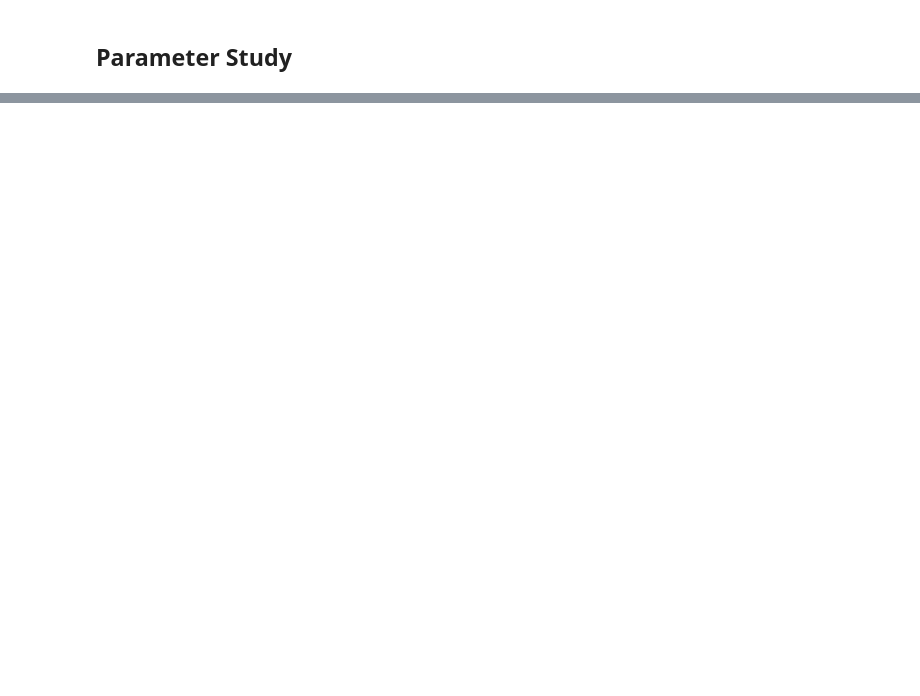
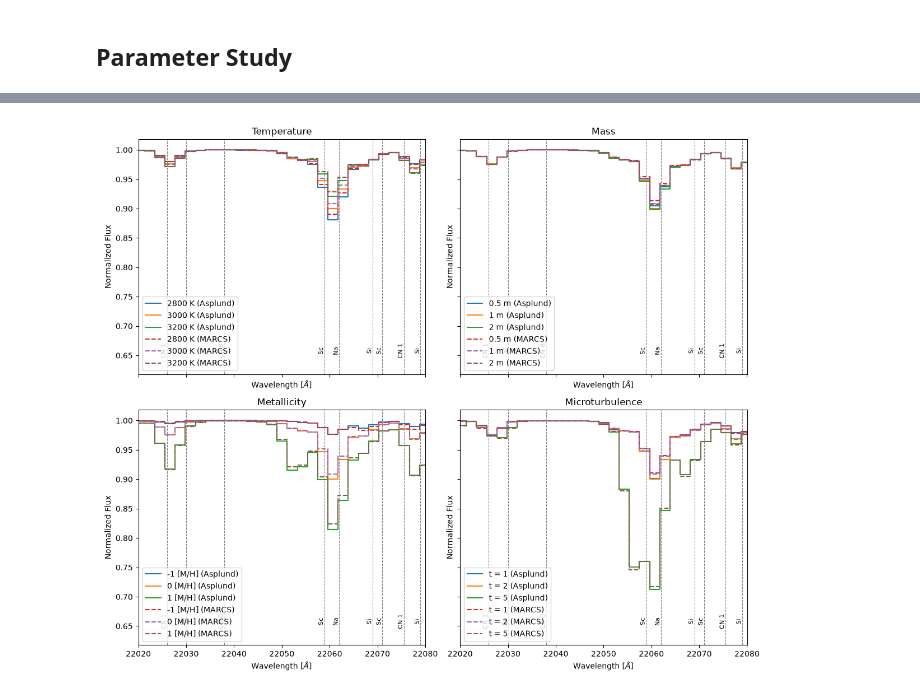
Before and after one commit to Keshavj-07/first_proj, a Jupyter notebook: scripts/NSC.ipynb, the cells around one changed output, grey strips where cells are left out. Cells and saved outputs as stored; diff of their text form; code cells hidden in the pictures; blank space fills up the shorter version.

```diff
--- a/scripts/NSC.ipynb
+++ b/scripts/NSC.ipynb
@@ -474,0 +239,79 @@ NameError: name 'sim_2800K_asplund' is not defined
+# %%
+fig, axes = plt.subplots(2, 2, figsize=(12, 10), sharex=True, sharey=True)
+
+plots_asplund = [
+    (axes[0, 0], sim_dict["sim_2800K_asplund"], "2800 K (Asplund)"),
+    (axes[0, 0], sim_dict["sim_3000K_asplund"], "3000 K (Asplund)"),
+    (axes[0, 0], sim_dict["sim_3200K_asplund"], "3200 K (Asplund)"),
+    (axes[0, 1], sim_dict["sim_0_5m_asplund"], "0.5 m (Asplund)"),
+    (axes[0, 1], sim_dict["sim_1m_asplund"], "1 m (Asplund)"),
+    (axes[0, 1], sim_dict["sim_2m_asplund"], "2 m (Asplund)"),
+    (axes[1, 0], sim_dict["sim_minus1_MH_asplund"], "-1 [M/H] (Asplund)"),
+    (axes[1, 0], sim_dict["sim_0_MH_asplund"], "0 [M/H] (Asplund)"),
+    (axes[1, 0], sim_dict["sim_1_MH_asplund"], "1 [M/H] (Asplund)"),
+    (axes[1, 1], sim_dict["sim_t1_asplund"], "t = 1 (Asplund)"),
+    (axes[1, 1], sim_dict["sim_t2_asplund"], "t = 2 (Asplund)"),
+    (axes[1, 1], sim_dict["sim_t5_asplund"], "t = 5 (Asplund)"),
+]
+
+plots_marcs = [
+    (axes[0, 0], sim_dict["sim_2800K_marcs"], "2800 K (MARCS)"),
+    (axes[0, 0], sim_dict["sim_3000K_marcs"], "3000 K (MARCS)"),
+    (axes[0, 0], sim_dict["sim_3200K_marcs"], "3200 K (MARCS)"),
+    (axes[0, 1], sim_dict["sim_0_5m_marcs"], "0.5 m (MARCS)"),
+    (axes[0, 1], sim_dict["sim_1m_marcs"], "1 m (MARCS)"),
+    (axes[0, 1], sim_dict["sim_2m_marcs"], "2 m (MARCS)"),
+    (axes[1, 0], sim_dict["sim_minus1_MH_marcs"], "-1 [M/H] (MARCS)"),
+    (axes[1, 0], sim_dict["sim_0_MH_marcs"], "0 [M/H] (MARCS)"),
+    (axes[1, 0], sim_dict["sim_1_MH_marcs"], "1 [M/H] (MARCS)"),
+    (axes[1, 1], sim_dict["sim_t1_marcs"], "t = 1 (MARCS)"),
+    (axes[1, 1], sim_dict["sim_t2_marcs"], "t = 2 (MARCS)"),
+    (axes[1, 1], sim_dict["sim_t5_marcs"], "t = 5 (MARCS)"),
+]
+
+line_markers = [
+    (22026, "CN 1"),
+    (22075.5, "CN 1"),
+    (22038, "CN 0"),
+    (22030, "Sc"),
+    (22058.9, "Sc"),
+    (22071, "Sc"),
+    (22069, "Si"),
+    (22079, "Si"),
+    (22062, "Na"),
+]
+
+for axis, sim, title in plots_asplund:
+    axis.plot(sim[1], sim[0], drawstyle="steps", label=title)
+
+for axis, sim, title in plots_marcs:
+    axis.plot(sim[1], sim[0], drawstyle="steps", label=title, linestyle="--")
+
+for ax in axes.flat:
+    ax.set_xlabel(r"Wavelength [$\AA$]")
+    ax.set_ylabel("Normalized Flux")
+    ax.legend(loc = 'lower left')
+    ax.set_xlim(22020, 22080)
+    for line_wavelength, label in line_markers:
+        ax.axvline(line_wavelength, color="gray", linestyle="--", linewidth=0.8)
+        ax.text(
+            line_wavelength,
+            0.1,
+            label,
+            transform=ax.get_xaxis_transform(),
+            rotation=90,
+            va="center",
+            ha="right",
+            fontsize=8,
+        )
+
+
+axes[0, 0].set_title("Temperature")
+axes[0, 1].set_title("Mass")
+axes[1, 0].set_title("Metallicity")
+axes[1, 1].set_title("Microturbulence")
+
+plt.tight_layout()
+plt.show()
+# %% [output]
+[figure, added]
```
Also changed, not shown: parts of 12 cells of this notebook, 25 other files.
